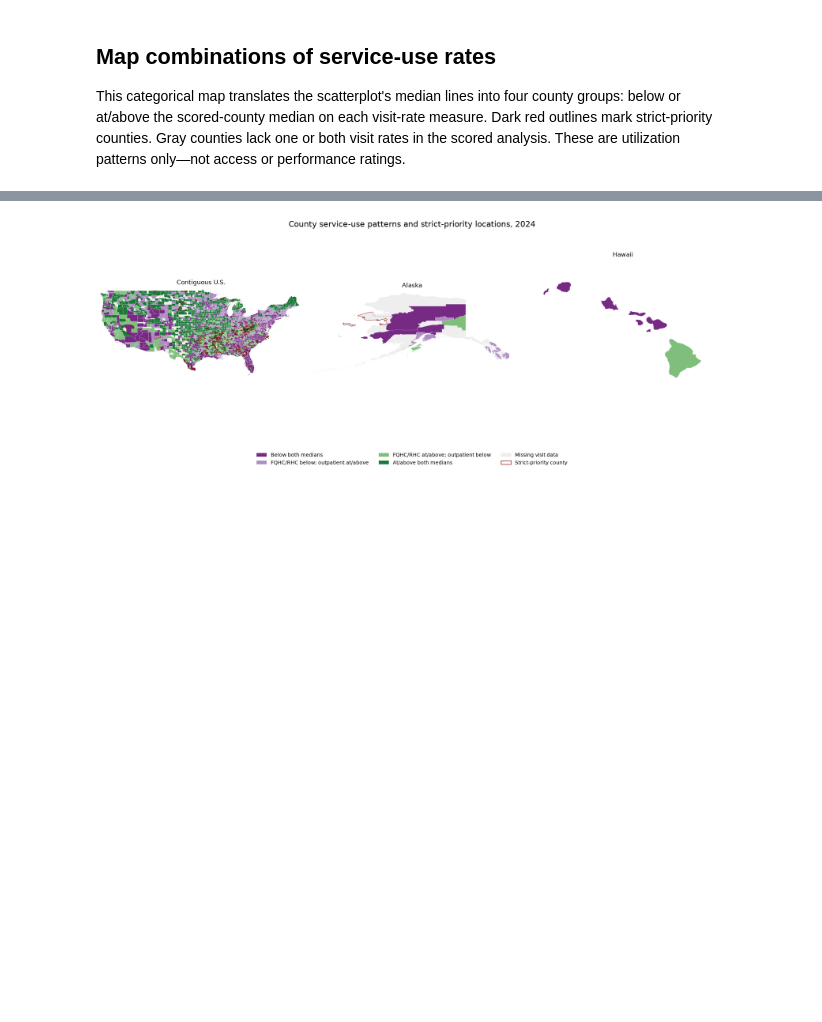
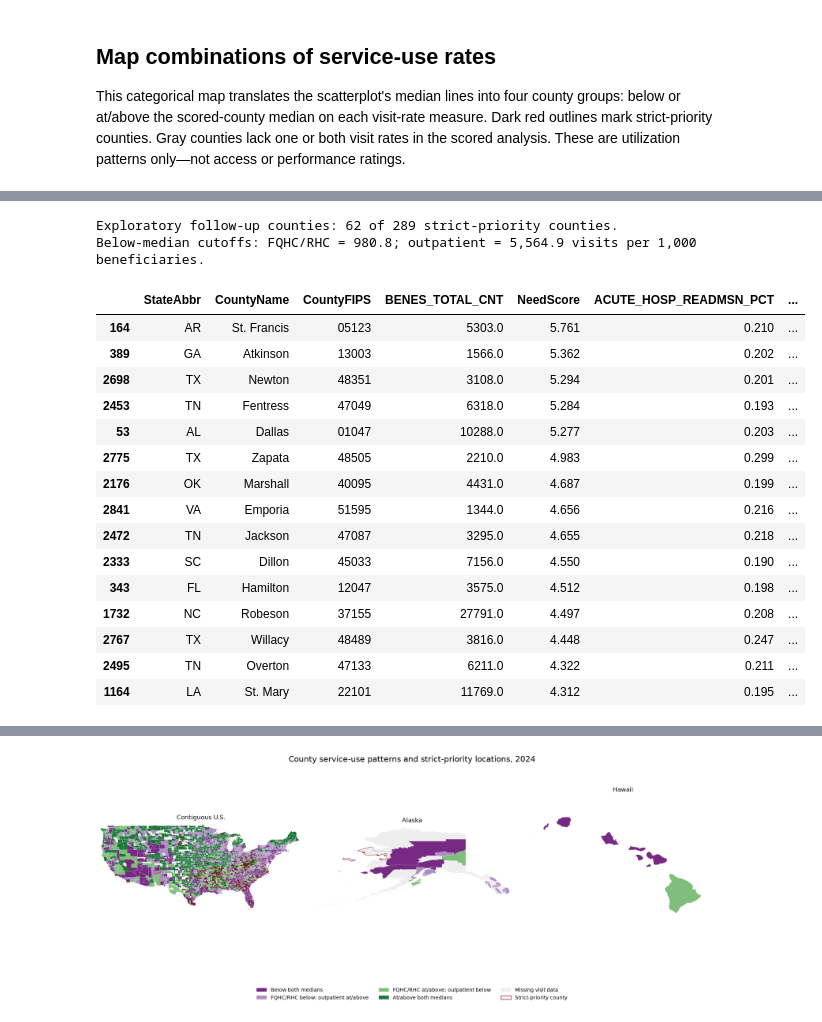
Before and after one commit to jho-code/Portfolio, a Jupyter notebook: projects/healthcare-access/notebooks/04_merge_analysis.ipynb, the cells around one changed output, grey strips where cells are left out. Saved outputs shown, nothing was run; the diff lists cells and outputs as text; code cells hidden in the pictures; blank space fills up the shorter version.

```diff
--- a/projects/healthcare-access/notebooks/04_merge_analysis.ipynb
+++ b/projects/healthcare-access/notebooks/04_merge_analysis.ipynb
@@ -823,0 +1076,45 @@ This categorical map translates the scatterplot's median lines into four county
+# %%
+followup_fqhc_column = "FQHC_RHC_VISITS_PER_1000_BENES"
+followup_outpatient_column = "OP_VISITS_PER_1000_BENES"
+followup_cutoffs = score_df[
+    [followup_fqhc_column, followup_outpatient_column]
+].median()
+followup_mask = (
+    score_df["StrictPriority"]
+    & score_df[followup_fqhc_column].lt(followup_cutoffs[followup_fqhc_column])
+    & score_df[followup_outpatient_column].lt(followup_cutoffs[followup_outpatient_column])
+)
+followup_counties = score_df.loc[followup_mask].copy()
+print(
+    f"Exploratory follow-up counties: {len(followup_counties)} of "
+    f"{int(score_df['StrictPriority'].sum())} strict-priority counties."
+)
+print(
+    f"Below-median cutoffs: FQHC/RHC = {followup_cutoffs[followup_fqhc_column]:,.1f}; "
+    f"outpatient = {followup_cutoffs[followup_outpatient_column]:,.1f} visits per 1,000 beneficiaries."
+)
+followup_counties.sort_values("NeedScore", ascending=False)[
+    [
+        "StateAbbr", "CountyName", "CountyFIPS", "BENES_TOTAL_CNT", "NeedScore",
+        "ACUTE_HOSP_READMSN_PCT", followup_fqhc_column, followup_outpatient_column,
+    ]
+].head(15).round(3)
+# %% [output]
+Exploratory follow-up counties: 62 of 289 strict-priority counties.
+Below-median cutoffs: FQHC/RHC = 980.8; outpatient = 5,564.9 visits per 1,000 beneficiaries.
+|  | StateAbbr | CountyName | CountyFIPS | BENES_TOTAL_CNT | NeedScore | ACUTE_HOSP_READMSN_PCT | ... |
+| 164 | AR | St. Francis | 05123 | 5303.0 | 5.761 | 0.210 | ... |
+| 389 | GA | Atkinson | 13003 | 1566.0 | 5.362 | 0.202 | ... |
+| 2698 | TX | Newton | 48351 | 3108.0 | 5.294 | 0.201 | ... |
+| 2453 | TN | Fentress | 47049 | 6318.0 | 5.284 | 0.193 | ... |
+| 53 | AL | Dallas | 01047 | 10288.0 | 5.277 | 0.203 | ... |
+| 2775 | TX | Zapata | 48505 | 2210.0 | 4.983 | 0.299 | ... |
+| 2176 | OK | Marshall | 40095 | 4431.0 | 4.687 | 0.199 | ... |
+| 2841 | VA | Emporia | 51595 | 1344.0 | 4.656 | 0.216 | ... |
+| 2472 | TN | Jackson | 47087 | 3295.0 | 4.655 | 0.218 | ... |
+| 2333 | SC | Dillon | 45033 | 7156.0 | 4.550 | 0.190 | ... |
+| 343 | FL | Hamilton | 12047 | 3575.0 | 4.512 | 0.198 | ... |
+| 1732 | NC | Robeson | 37155 | 27791.0 | 4.497 | 0.208 | ... |
+| 2767 | TX | Willacy | 48489 | 3816.0 | 4.448 | 0.247 | ... |
+| 2495 | TN | Overton | 47133 | 6211.0 | 4.322 | 0.211 | ... |
+| 1164 | LA | St. Mary | 22101 | 11769.0 | 4.312 | 0.195 | ... |
```
Also changed, not shown: parts of 8 cells of this notebook.
